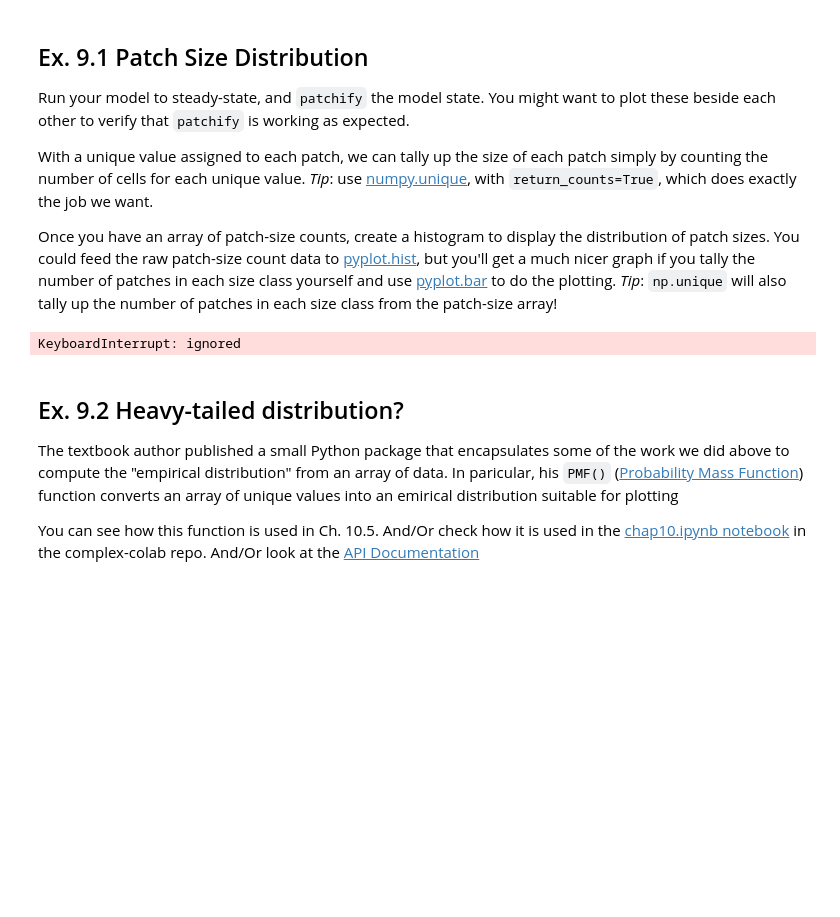
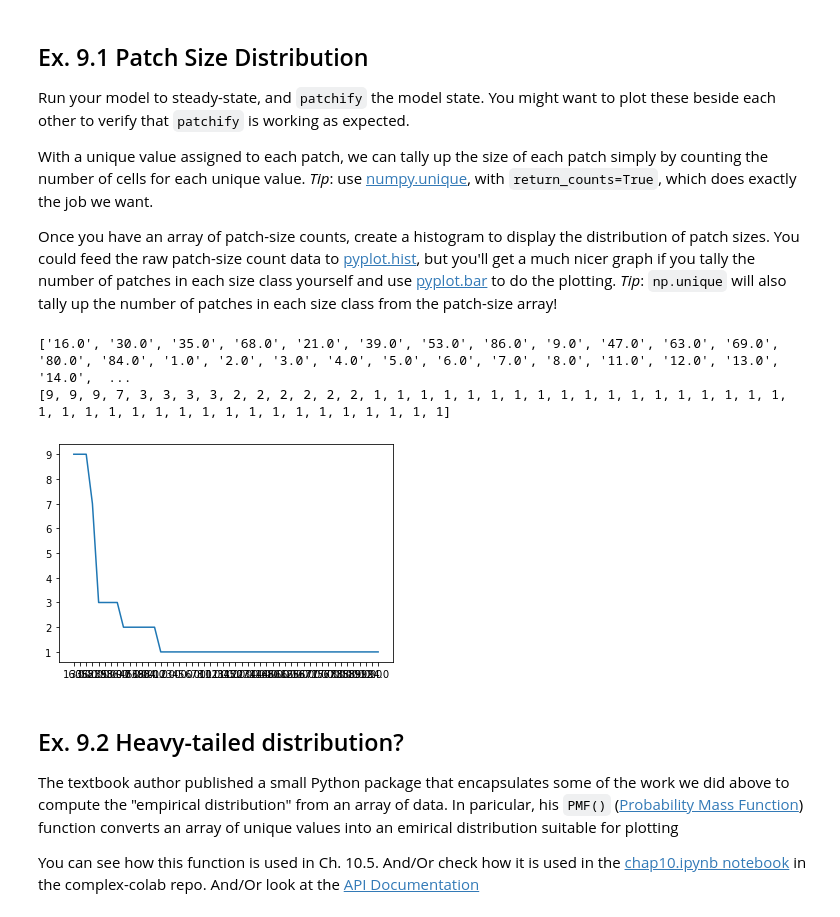
Before and after one commit to owengenge/cap-comp215, a Jupyter notebook: labs/lab07.ipynb, the cells around one changed output. Cells and saved outputs as stored; diff of their text form; code cells hidden in the pictures; blank space fills up the shorter version.

```diff
--- a/labs/lab07.ipynb
+++ b/labs/lab07.ipynb
@@ -401,7 +406,7 @@ You could feed the raw patch-size count data to [pyplot.hist](https://matplotlib
 # %%
 # Ex. 9.1 here
 
-forest = ForestFire(1000)
+forest = ForestFire(20)
 for i in range(250):
   forest.step()
 
@@ -409,12 +414,28 @@ steady = forest.array
 
 patched = patchify(steady, forest.OCCUPIED)
 
-patch_sizes, counts = np.unique(patched, return_counts=True)
-
-#plt.bar(patch_sizes, counts)
-#patch_sizes, counts
+a, b = np.unique(patched, return_counts=True)
+patch = a[1:]
+counts = b[1:]
+# plt.bar(patch, counts)
-# %% [output]
-KeyboardInterrupt: ignored
+# %%
+patch_data = [(patch[i], counts[i]) for i in range(len(patch))]
+patch_data.sort(key=lambda tup: tup[1], reverse=True)
+
+patches = [f'{item[0]}' for item in patch_data]
+patch_size = [item[1] for item in patch_data]
+
+plt.plot(patches, patch_size)
+
+# plt.xscale('log')
+# plt.yscale('log')
+
+print(patches)
+print(patch_size)
+# %% [output]
+['16.0', '30.0', '35.0', '68.0', '21.0', '39.0', '53.0', '86.0', '9.0', '47.0', '63.0', '69.0', '80.0', '84.0', '1.0', '2.0', '3.0', '4.0', '5.0', '6.0', '7.0', '8.0', '11.0', '12.0', '13.0', '14.0',  ...
+[9, 9, 9, 7, 3, 3, 3, 3, 2, 2, 2, 2, 2, 2, 1, 1, 1, 1, 1, 1, 1, 1, 1, 1, 1, 1, 1, 1, 1, 1, 1, 1, 1, 1, 1, 1, 1, 1, 1, 1, 1, 1, 1, 1, 1, 1, 1, 1, 1, 1]
+[figure, added]
 # %% [markdown]
 ## Ex. 9.2 Heavy-tailed distribution?
 The textbook author published a small Python package that encapsulates some of the work we did above to compute the "empirical distribution" from an array of data.  In paricular, his `PMF()` ([Probability Mass Function](https://en.wikipedia.org/wiki/Probability_mass_function)) function converts an array of unique values into an emirical distribution suitable for plotting
```
Also changed, not shown: parts of 5 cells of this notebook.
